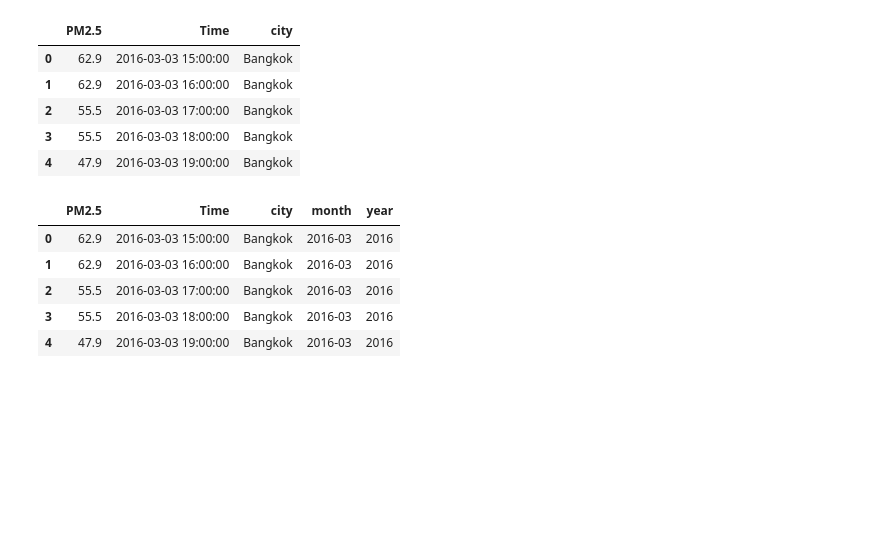
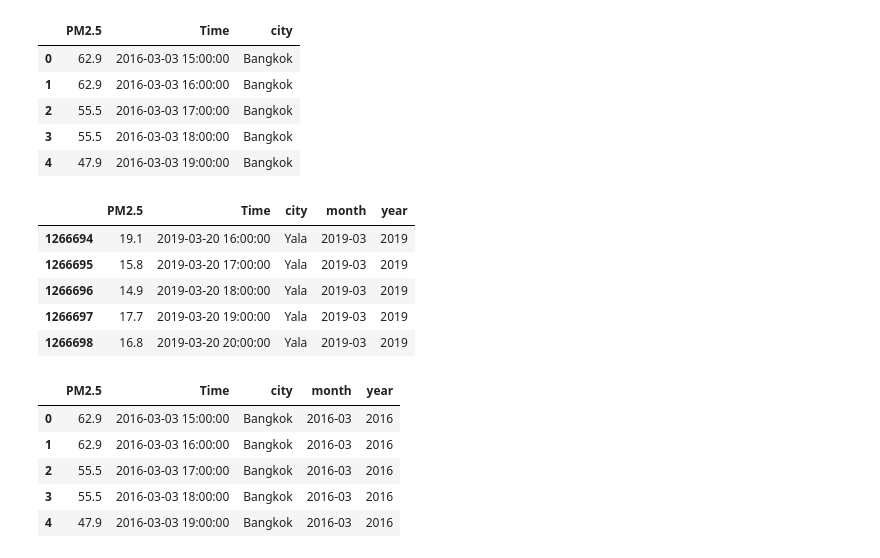
Before and after one commit to worasom/aqi_thailand, a Jupyter notebook: viz_AQI.ipynb, the cells around one changed output. Saved outputs shown, nothing was run; the diff lists cells and outputs as text; code cells hidden in the pictures; blank space fills up the shorter version.

```diff
--- a/viz_AQI.ipynb
+++ b/viz_AQI.ipynb
@@ -1059,6 +1134,15 @@ pm25_all.head()
 | 2 | 55.5 | 2016-03-03 17:00:00 | Bangkok |
 | 3 | 55.5 | 2016-03-03 18:00:00 | Bangkok |
 | 4 | 47.9 | 2016-03-03 19:00:00 | Bangkok |
+# %%
+pm25_all.tail()
+# %% [output]
+|  | PM2.5 | Time | city | month | year |
+| 1266694 | 19.1 | 2019-03-20 16:00:00 | Yala | 2019-03 | 2019 |
+| 1266695 | 15.8 | 2019-03-20 17:00:00 | Yala | 2019-03 | 2019 |
+| 1266696 | 14.9 | 2019-03-20 18:00:00 | Yala | 2019-03 | 2019 |
+| 1266697 | 17.7 | 2019-03-20 19:00:00 | Yala | 2019-03 | 2019 |
+| 1266698 | 16.8 | 2019-03-20 20:00:00 | Yala | 2019-03 | 2019 |
 # %%
 pm25_all['month'] = pm25_all['Time'].dt.to_period('M')
 pm25_all['year'] = pm25_all['Time'].dt.to_period('Y')
```
Also changed, not shown: parts of 102 cells of this notebook.
